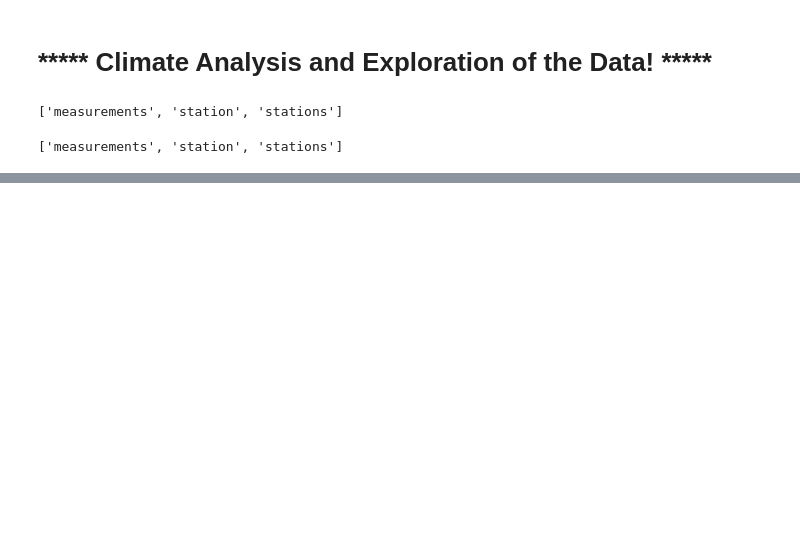
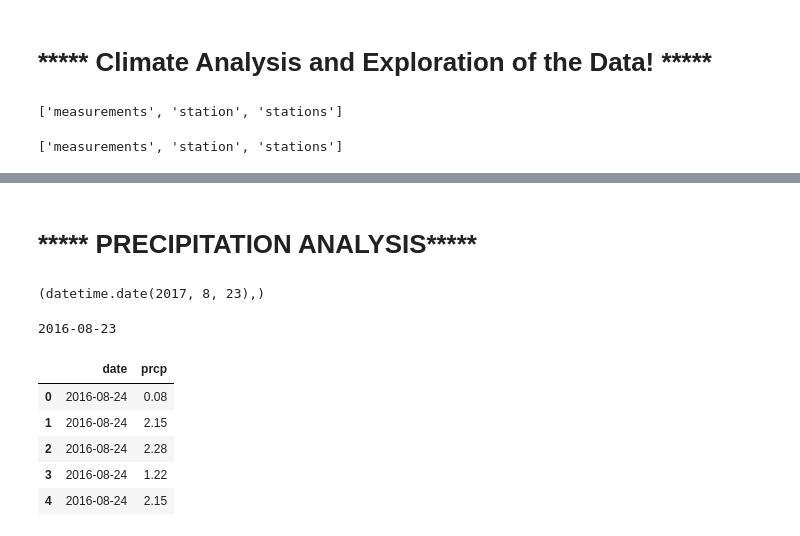
Before and after one commit to APK500/HW-11_Surfs_UP, a Jupyter notebook: climate_analysis.ipynb, the cells around one changed output, grey strips where cells are left out. Saved outputs shown, nothing was run; the diff lists cells and outputs as text; code cells hidden in the pictures; blank space fills up the shorter version.

```diff
--- a/climate_analysis.ipynb
+++ b/climate_analysis.ipynb
@@ -75,3 +83,21 @@ Measurements = Base.classes.measurements
 # Now we start our query-session so we can query the database!
 
 session = Session(engine)
+# %% [markdown]
+#  ***** PRECIPITATION ANALYSIS*****
+# %%
+#  Select the last 12 months of precipitation data:
+
+# Grabs the last date entry in the data table.
+last_date = session.query(Measurements.date).order_by(Measurements.date.desc()).first()
+print(last_date)
+# %% [output]
+(datetime.date(2017, 8, 23),)
+# %%
+# Now we need to grab 1 year back, from the last data available (above)..
+# ... iE we need to get the last 12 months of data, last date - 365:
+
+last_year = dt.date(2017, 8, 23) - dt.timedelta(days=365)
+print(last_year)
+# %% [output]
+2016-08-23
@@ -77,0 +110,14 @@ session = Session(engine)
+# %%
+# Now we load the data from the query into a pandas DF:
+
+# call it "rain_df":
+
+rain_df = pd.DataFrame(rain)
+rain_df.head()
+# %% [output]
+|  | date | prcp |
+| 0 | 2016-08-24 | 0.08 |
+| 1 | 2016-08-24 | 2.15 |
+| 2 | 2016-08-24 | 2.28 |
+| 3 | 2016-08-24 | 1.22 |
+| 4 | 2016-08-24 | 2.15 |
```
Also changed, not shown: parts of 6 cells of this notebook.
